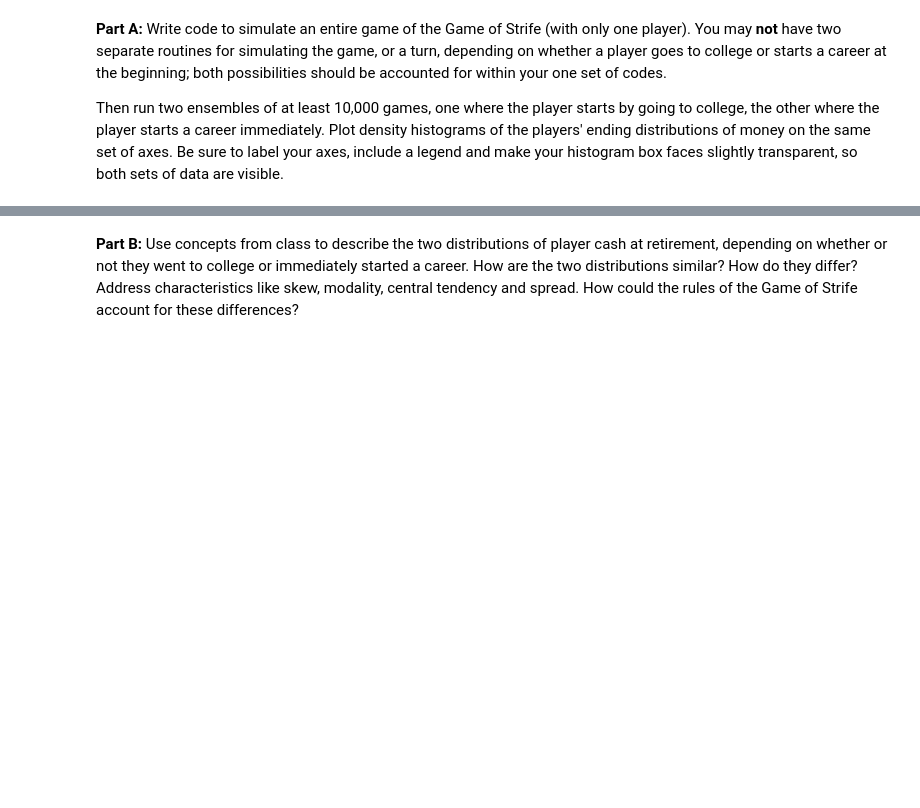
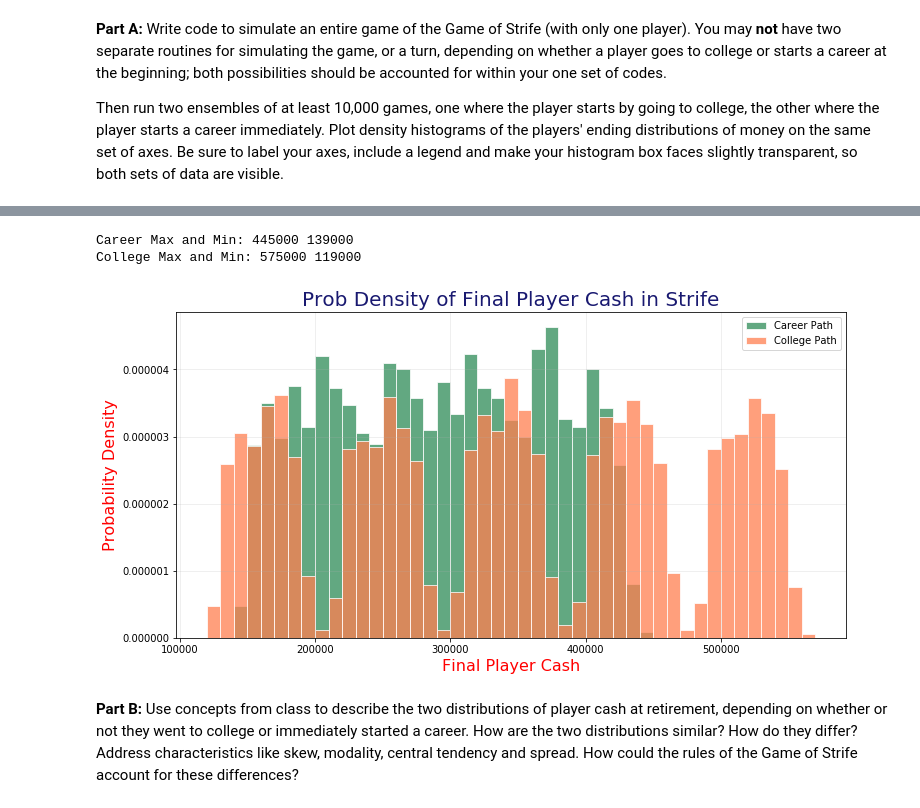
Before and after one commit to jasonlubrano/CSCI3022-DataScience, a Jupyter notebook: prac1/practicum1/practicum1_Lubrano_Jason.ipynb, the cells around one changed output, grey strips where cells are left out. Saved outputs shown, nothing was run; the diff lists cells and outputs as text; code cells hidden in the pictures; blank space fills up the shorter version.

```diff
--- a/prac1/practicum1/practicum1_Lubrano_Jason.ipynb
+++ b/prac1/practicum1/practicum1_Lubrano_Jason.ipynb
@@ -93,0 +96,5 @@ Then run two ensembles of at least 10,000 games, one where the player starts by
+# %%
+strife_die = {
+    'sides': np.array([1, 2, 3, 4, 5, 6]),
+    'probs': np.array([1/6, 1/6, 1/6, 1/6, 1/6, 1/6])
+}
@@ -94,2 +264,65 @@ Then run two ensembles of at least 10,000 games, one where the player starts by
+# %%
+def strife_sim_games(n_games):
+    cash_college = np.zeros(n_games)
+    cash_career = np.zeros(n_games)
+
+    for game in range(n_games):
+        cash_career[game] = sim_strife(0)
+        cash_college[game] = sim_strife(1)
+
+    cash_career.sort()
+    cash_college.sort()
+
+    cash_career_min = int(cash_career[0])
+    cash_career_max = int(cash_career[-1])
+    cash_college_min = int(cash_college[0])
+    cash_college_max = int(cash_college[-1])
+
+    print("Career Max and Min:", cash_career_max, cash_career_min)
+    print("College Max and Min:", cash_college_max, cash_college_min)
+
+strife_sim_games(10000)
+# %% [output]
+Career Max and Min: 445000 139000
+College Max and Min: 575000 119000
+# %%
+def graph_strife(n_games):
+    cash_college = np.zeros(n_games)
+    cash_career = np.zeros(n_games)
+
+    for game in range(n_games):
+        cash_career[game] = sim_strife(0)
+        cash_college[game] = sim_strife(1)
+
+    cash_career.sort()
+    cash_college.sort()
+
+    #print(cash_college)
+    #print(cash_career)
+
+    cash_career_min = int(cash_career[0])
+    cash_career_max = int(cash_career[-1])
+    cash_college_min = int(cash_college[0])
+    cash_college_max = int(cash_college[-1])
+
+    binwidth = 10000
+
+    colors = ["seagreen", "coral", "midnightblue", "red", "white", "black"]
+
+    fig, ax = plt.subplots(figsize=(12,6))
+
+    ax.hist(cash_career, density=True, color=colors[0], edgecolor=colors[4], bins=range(cash_career_min, cash_career_max+binwidth, binwidth), label="Career Path", alpha=0.75)
+    ax.hist(cash_college, density=True, color=colors[1], edgecolor=colors[4], bins=range(cash_college_min, cash_college_max+binwidth, binwidth), label="College Path", alpha=0.75)
+
+    ax.set_title("Prob Density of Final Player Cash in Strife", color=colors[2], fontsize=20)
+    ax.set_xlabel("Final Player Cash", fontsize=16, color=colors[3])
+    ax.set_ylabel("Probability Density", fontsize=16, color=colors[3])
+    ax.grid(True, alpha=0.25)
+    ax.legend()
+# %%
+n_games = 10000
+graph_strife(n_games)
+# %% [output]
+[figure, added]
 # %% [markdown]
 **Part B:** Use concepts from class to describe the two distributions of player cash at retirement, depending on whether or not they went to college or immediately started a career. How are the two distributions similar? How do they differ? Address characteristics like skew, modality, central tendency and spread. How could the rules of the Game of Strife account for these differences?
```
Also changed, not shown: parts of 14 cells of this notebook.
